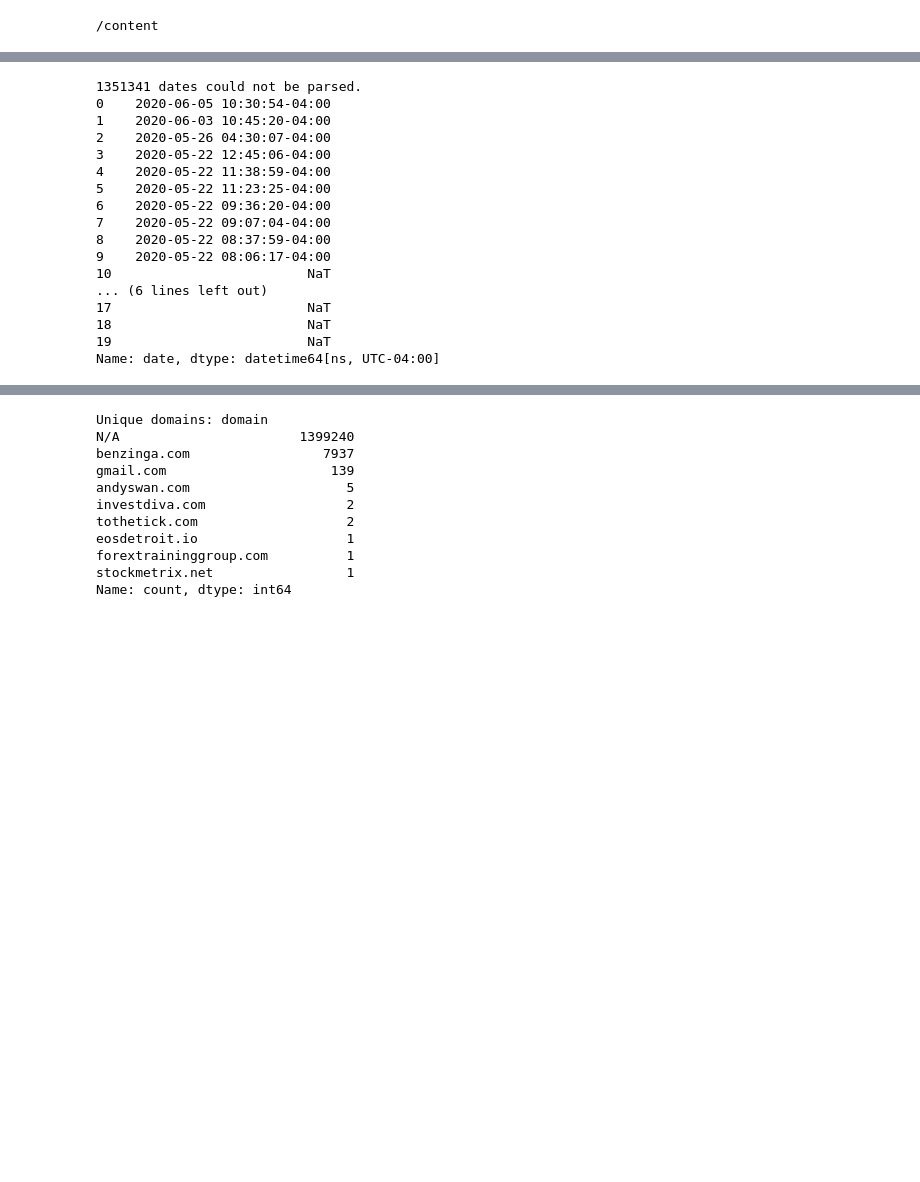
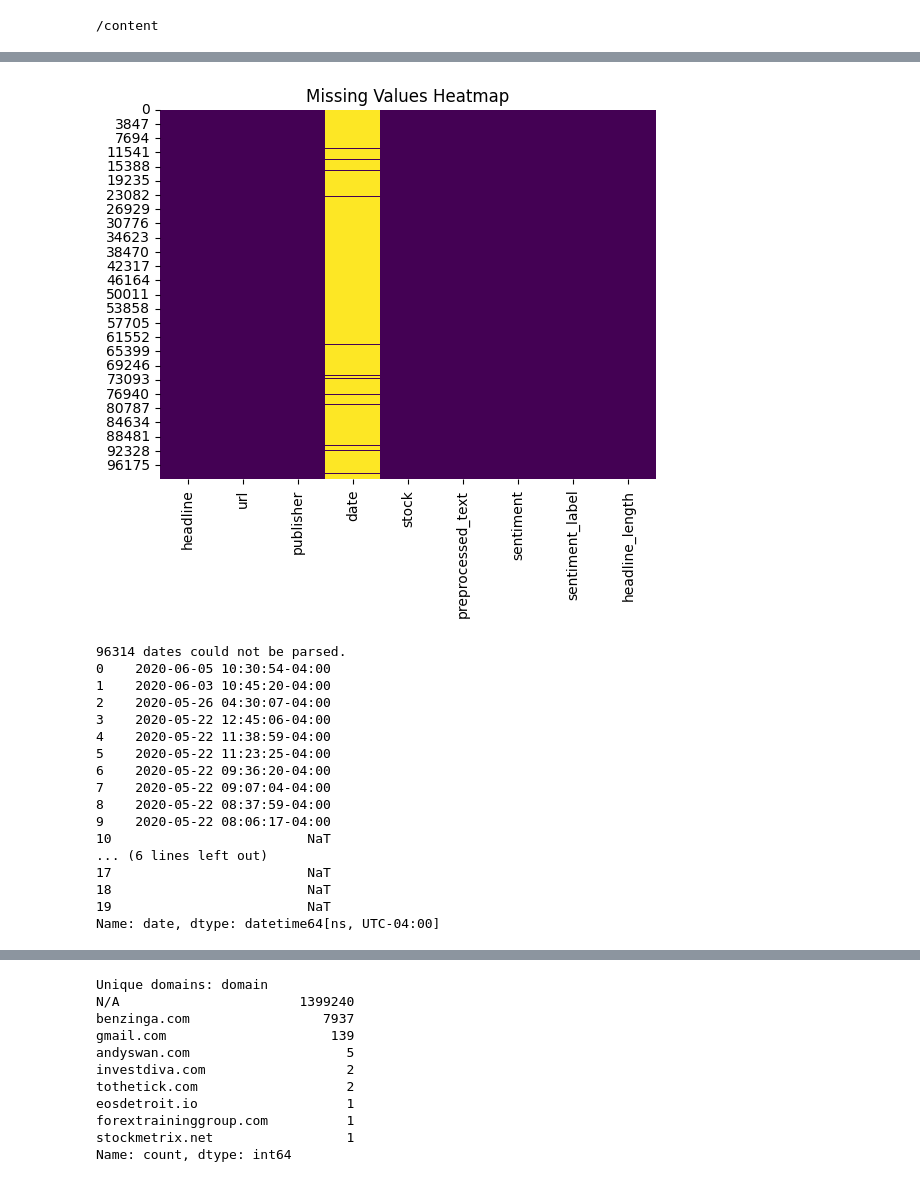
Before and after one commit to beltobel/Tnxs-kifiya3-week1-repo, a Jupyter notebook: notebook/eda.ipynb, the cells around one changed output, grey strips where cells are left out. Saved outputs shown, nothing was run; the diff lists cells and outputs as text; code cells hidden in the pictures; blank space fills up the shorter version.

```diff
--- a/notebook/eda.ipynb
+++ b/notebook/eda.ipynb
@@ -90,3 +90,6 @@ cd ..
 df = load_data('../../content/drive/My Drive/kifiya3_training/raw_analyst_ratings.csv')  # Adjust the path as needed
 # Load and preprocess data
 # df = load_data('raw_analyst_ratings.csv')
+# %%
+# Remove any unnamed columns if they exist
+df = df.loc[:, ~df.columns.str.contains('^Unnamed')]
@@ -93,11 +150,18 @@ df = load_data('../../content/drive/My Drive/kifiya3_training/raw_analyst_rating
 # %%
 df = preprocess_data(df)
+# %%
+# Plot missing values
+sns.heatmap(df.isnull(), cbar=False, cmap='viridis')
+plt.title('Missing Values Heatmap')
+plt.show()
+# %% [output]
+[figure, added]
 # %%
 # Check conversion results
 print(df['date'].isna().sum(), "dates could not be parsed.")
 print(df['date'].head(20))
 # %% [output]
-1351341 dates could not be parsed.
+96314 dates could not be parsed.
 0    2020-06-05 10:30:54-04:00
 1    2020-06-03 10:45:20-04:00
 2    2020-05-26 04:30:07-04:00
```
Also changed, not shown: parts of 5 cells of this notebook.
